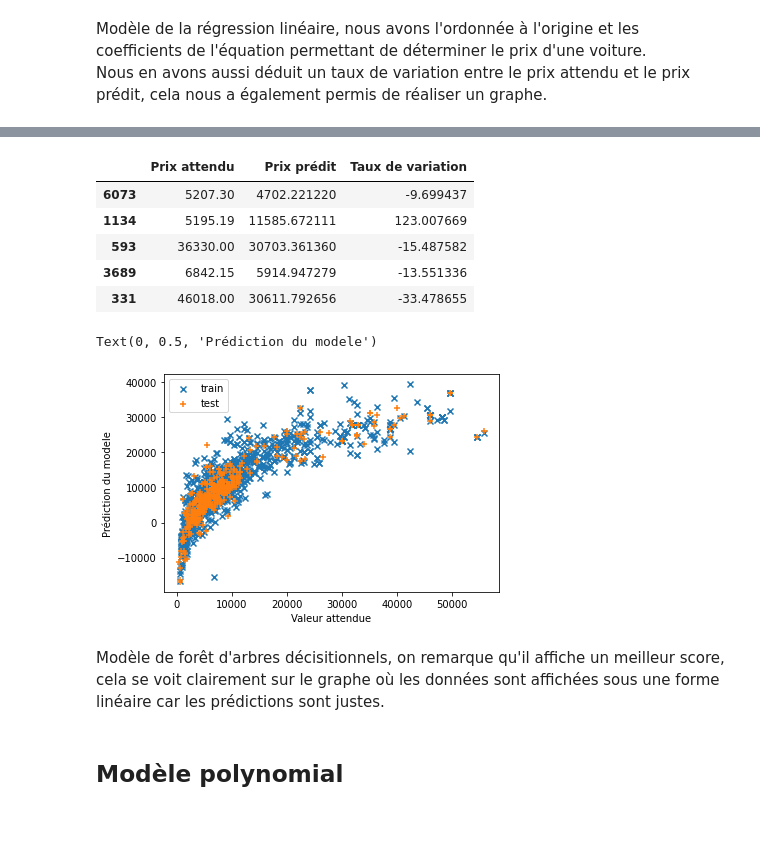
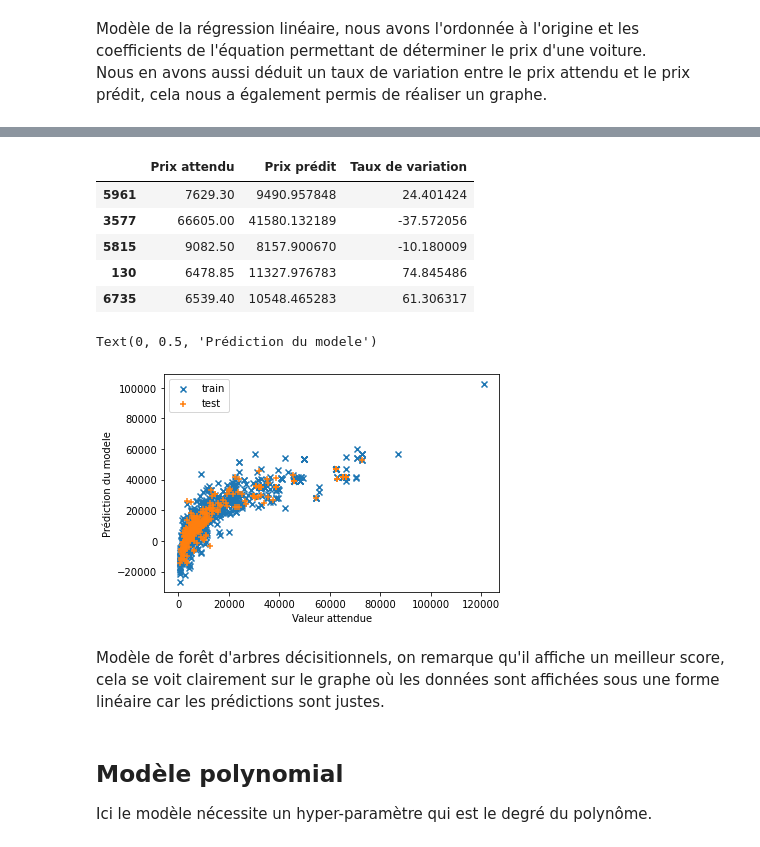
Before and after one commit to jagereren/Car-price-prediction-Machine-learning, a Jupyter notebook: projet_ias.ipynb, the cells around one changed output, grey strips where cells are left out. Drawn from its saved outputs; the diff is of its cells as text; code cells hidden in the pictures.

```diff
--- a/projet_ias.ipynb
+++ b/projet_ias.ipynb
@@ -140,5 +143,9 @@ On convertit les roupies du dataset en euros
 def rupees_to_euros(elem):
     return elem*0.01211
 
+def annee_to_age(elem):
+    return 2022-elem
+
 cars['selling_price'] = cars['selling_price'].apply(rupees_to_euros)
-cars
+cars['year'] = cars['year'].apply(annee_to_age)
+cars.rename(columns = {'year':'age'}, inplace = True)
@@ -298,5 +243,5 @@ Ici nous nous occupons de la partie encodage, les 4 attributs cités sont transf
 # %%
-cols_onehot=['fuel','seller_type','transmission','owner']
-cars = pd.get_dummies(cars,columns=cols_onehot)
+cols = ['fuel','seller_type','transmission','owner']
+cars = pd.get_dummies(cars,columns=cols)
 cars
 # %% [output]
@@ -334,8 +280,5 @@ Et on passe à la division
 # %%
-from sklearn.model_selection import train_test_split
-
-X = cars[['year','km_driven','mileage','engine','max_power','fuel_Diesel','fuel_Petrol','seller_type_Dealer','seller_type_Individual','transmission_Automatic','transmission_Manual','owner_First Owner','owner_Second Owner']]
+X = cars[['age','km_driven','mileage','engine','max_power','fuel_Diesel','fuel_Petrol','seller_type_Dealer','seller_type_Individual','transmission_Automatic','transmission_Manual','owner_First Owner','owner_Second Owner']]
 y = cars['selling_price'] # variable de prédiction
 
 X_train, X_test, y_train, y_test = train_test_split(X,y,test_size=.2, random_state=42) # on stocke dans des valeurs de sortie, random_state pour éviter que ça ne change
-cars.head()
@@ -352,37 +288,37 @@ cars.head()
 Modèle de la régression linéaire, nous avons l'ordonnée à l'origine et les coefficients de l'équation permettant de déterminer le prix d'une voiture. <br>
 Nous en avons aussi déduit un taux de variation entre le prix attendu et le prix prédit, cela nous a également permis de réaliser un graphe.
 # %%
-from sklearn.linear_model import LinearRegression
-from sklearn import metrics
+def regression_lineaire():
+    regression = LinearRegression()
+    regression.fit(X_train, y_train)
 
-mlr = LinearRegression()
-mlr.fit(X_train, y_train)
-
-print("Ordonnée à l'origine : ", mlr.intercept_)
-print("Coefficients:")
-print(list(zip(X_train, mlr.coef_)) ,'\n')
+    print("Ordonnée à l'origine : ", regression.intercept_)
+    print("Coefficients:")
+    print(list(zip(X_train, regression.coef_)) ,'\n')
 
 
-y_pred= mlr.predict(X_test)
+    y_pred= regression.predict(X_test)
 
-print('Mean Absolute Error:', metrics.mean_absolute_error(y_test, y_pred))
-print('Mean Squared Error:', metrics.mean_squared_error(y_test, y_pred))
-print('Root Mean Squared Error:', np.sqrt(metrics.mean_squared_error(y_test, y_pred)))
-print('Model Score: ', mlr.score(X_test,y_test))
+    print('Mean Absolute Error:', metrics.mean_absolute_error(y_test, y_pred))
+    print('Mean Squared Error:', metrics.mean_squared_error(y_test, y_pred))
+    print('Root Mean Squared Error:', np.sqrt(metrics.mean_squared_error(y_test, y_pred)))
+    print('Model Score: ', regression.score(X_test,y_test))
 
-mlr_diff = pd.DataFrame({'Prix attendu': y_test, 'Prix prédit': y_pred, 'Taux de variation' : ((y_pred-y_test)/y_test)*100})
+    regression_diff = pd.DataFrame({'Prix attendu': y_test, 'Prix prédit': y_pred, 'Taux de variation' : ((y_pred-y_test)/y_test)*100})
 
-pd.set_option('display.max_rows', None)
-pd.set_option('display.max_columns', None)
-pd.set_option('display.width', None)
-display(mlr_diff.head())
+    pd.set_option('display.max_rows', None)
+    pd.set_option('display.max_columns', None)
+    pd.set_option('display.width', None)
+    display(regression_diff.head())
 
 
-y_train_pred = mlr.predict(X_train)
+    y_train_pred = regression.predict(X_train)
 
-fig = plt.figure(1)
-plt.scatter(y_train, y_train_pred, marker='x', label='train')
-plt.scatter(y_test , y_pred , marker='+', label='test')
+    fig = plt.figure(1)
+    plt.scatter(y_train, y_train_pred, marker='x', label='train')
+    plt.scatter(y_test , y_pred , marker='+', label='test')
+
+regression_lineaire()
 
 plt.legend()
 plt.xlabel('Valeur attendue')
@@ -399,13 +335,15 @@ Model Score:  0.757378332481293
 |  | Prix attendu | Prix prédit | Taux de variation |
-| 6073 | 5207.30 | 4702.221220 | -9.699437 |
-| 1134 | 5195.19 | 11585.672111 | 123.007669 |
-| 593 | 36330.00 | 30703.361360 | -15.487582 |
-| 3689 | 6842.15 | 5914.947279 | -13.551336 |
-| 331 | 46018.00 | 30611.792656 | -33.478655 |
+| 5961 | 7629.30 | 9490.957848 | 24.401424 |
+| 3577 | 66605.00 | 41580.132189 | -37.572056 |
+| 5815 | 9082.50 | 8157.900670 | -10.180009 |
+| 130 | 6478.85 | 11327.976783 | 74.845486 |
+| 6735 | 6539.40 | 10548.465283 | 61.306317 |
 Text(0, 0.5, 'Prédiction du modele')
-[figure, old version]
+[figure, new version]
 # %% [markdown]
 Modèle de forêt d'arbres décisitionnels, on remarque qu'il affiche un meilleur score, cela se voit clairement sur le graphe où les données sont affichées sous une forme linéaire car les prédictions sont justes.
 # %% [markdown]
 ## Modèle polynomial
+
+Ici le modèle nécessite un hyper-paramètre qui est le degré du polynôme.
 # %%
```
Also changed, not shown: parts of 25 cells of this notebook, 1 other file.
